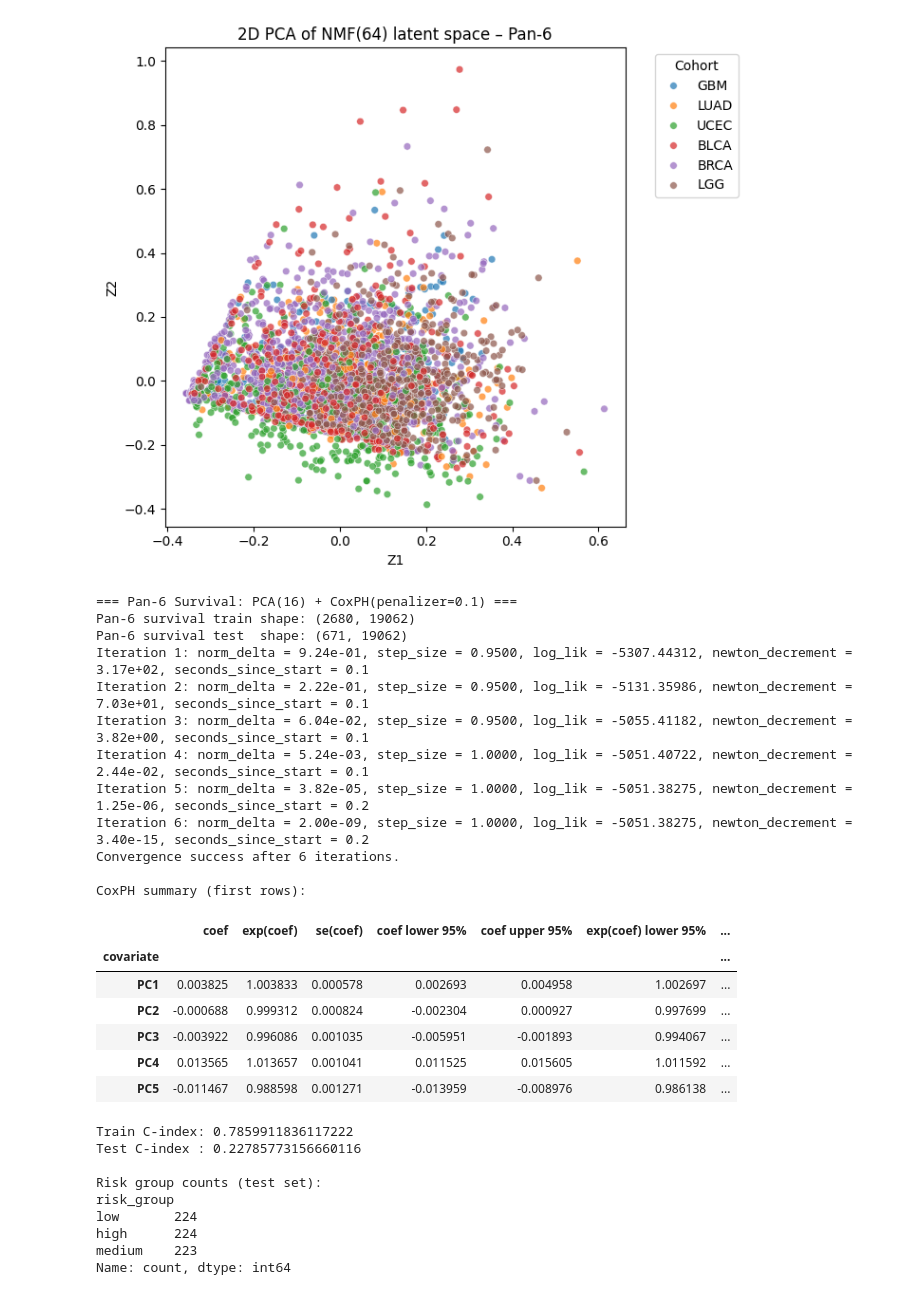
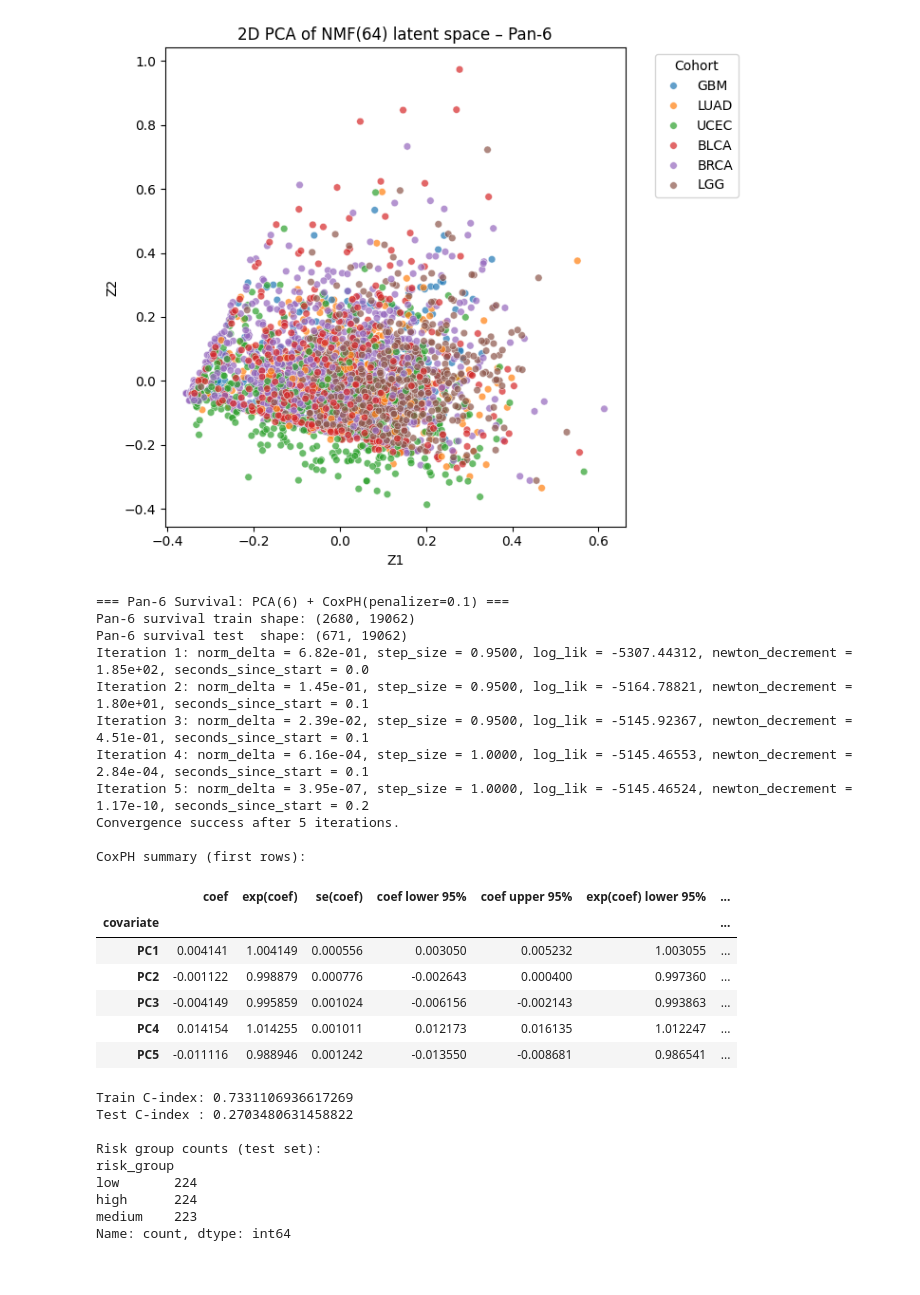
Before and after one commit to arionandrei2000/bdh_challenge_2025, a Jupyter notebook: notebooks/04_analysis.ipynb, the cells around one changed output. Drawn from its saved outputs; the diff is of its cells as text; code cells hidden in the pictures.

```diff
--- a/notebooks/04_analysis.ipynb
+++ b/notebooks/04_analysis.ipynb
@@ -1000,7 +1000,7 @@ Computing 2D PCA on NMF latent space for Pan-6...
 # %%
 # 10A) Pan-6 survival baseline: PCA(k) + CoxPH(penalized)
 
-N_PCS = 16
+N_PCS = 6
 PENALIZER = 0.1
 
 print(f"\n=== Pan-6 Survival: PCA({N_PCS}) + CoxPH(penalizer={PENALIZER}) ===")
@@ -1043,48 +1043,47 @@ df_test_surv["event"] = event_test
 cph = CoxPHFitter(penalizer=PENALIZER)
 cph.fit(df_train_surv, duration_col="time", event_col="event", show_progress=True)
 
 print("\nCoxPH summary (first rows):")
 display(cph.summary.head())
 
 train_cindex = cph.concordance_index_
 print("\nTrain C-index:", train_cindex)
 
 risk_test = cph.predict_partial_hazard(df_test_surv).values.ravel()
 test_cindex = concordance_index(
     df_test_surv["time"].values,
     risk_test,
     df_test_surv["event"].values,
 )
 print("Test C-index :", test_cindex)
 
 risk_groups = pd.qcut(risk_test, q=3, labels=["low", "medium", "high"])
 km_df = df_test_surv.copy()
 km_df["risk_group"] = risk_groups
 
 print("\nRisk group counts (test set):")
 print(km_df["risk_group"].value_counts())
 # %% [output]
-=== Pan-6 Survival: PCA(16) + CoxPH(penalizer=0.1) ===
+=== Pan-6 Survival: PCA(6) + CoxPH(penalizer=0.1) ===
 Pan-6 survival train shape: (2680, 19062)
 Pan-6 survival test  shape: (671, 19062)
-Iteration 1: norm_delta = 9.24e-01, step_size = 0.9500, log_lik = -5307.44312, newton_decrement = 3.17e+02, seconds_since_start = 0.1
-Iteration 2: norm_delta = 2.22e-01, step_size = 0.9500, log_lik = -5131.35986, newton_decrement = 7.03e+01, seconds_since_start = 0.1
-Iteration 3: norm_delta = 6.04e-02, step_size = 0.9500, log_lik = -5055.41182, newton_decrement = 3.82e+00, seconds_since_start = 0.1
-Iteration 4: norm_delta = 5.24e-03, step_size = 1.0000, log_lik = -5051.40722, newton_decrement = 2.44e-02, seconds_since_start = 0.1
-Iteration 5: norm_delta = 3.82e-05, step_size = 1.0000, log_lik = -5051.38275, newton_decrement = 1.25e-06, seconds_since_start = 0.2
-Iteration 6: norm_delta = 2.00e-09, step_size = 1.0000, log_lik = -5051.38275, newton_decrement = 3.40e-15, seconds_since_start = 0.2
-Convergence success after 6 iterations.
+Iteration 1: norm_delta = 6.82e-01, step_size = 0.9500, log_lik = -5307.44312, newton_decrement = 1.85e+02, seconds_since_start = 0.0
+Iteration 2: norm_delta = 1.45e-01, step_size = 0.9500, log_lik = -5164.78821, newton_decrement = 1.80e+01, seconds_since_start = 0.1
+Iteration 3: norm_delta = 2.39e-02, step_size = 0.9500, log_lik = -5145.92367, newton_decrement = 4.51e-01, seconds_since_start = 0.1
+Iteration 4: norm_delta = 6.16e-04, step_size = 1.0000, log_lik = -5145.46553, newton_decrement = 2.84e-04, seconds_since_start = 0.1
+Iteration 5: norm_delta = 3.95e-07, step_size = 1.0000, log_lik = -5145.46524, newton_decrement = 1.17e-10, seconds_since_start = 0.2
+Convergence success after 5 iterations.
 
 CoxPH summary (first rows):
 |  | coef | exp(coef) | se(coef) | coef lower 95% | coef upper 95% | exp(coef) lower 95% | ... |
 | covariate |  |  |  |  |  |  | ... |
-| PC1 | 0.003825 | 1.003833 | 0.000578 | 0.002693 | 0.004958 | 1.002697 | ... |
-| PC2 | -0.000688 | 0.999312 | 0.000824 | -0.002304 | 0.000927 | 0.997699 | ... |
-| PC3 | -0.003922 | 0.996086 | 0.001035 | -0.005951 | -0.001893 | 0.994067 | ... |
-| PC4 | 0.013565 | 1.013657 | 0.001041 | 0.011525 | 0.015605 | 1.011592 | ... |
-| PC5 | -0.011467 | 0.988598 | 0.001271 | -0.013959 | -0.008976 | 0.986138 | ... |
+| PC1 | 0.004141 | 1.004149 | 0.000556 | 0.003050 | 0.005232 | 1.003055 | ... |
+| PC2 | -0.001122 | 0.998879 | 0.000776 | -0.002643 | 0.000400 | 0.997360 | ... |
+| PC3 | -0.004149 | 0.995859 | 0.001024 | -0.006156 | -0.002143 | 0.993863 | ... |
+| PC4 | 0.014154 | 1.014255 | 0.001011 | 0.012173 | 0.016135 | 1.012247 | ... |
+| PC5 | -0.011116 | 0.988946 | 0.001242 | -0.013550 | -0.008681 | 0.986541 | ... |
-Train C-index: 0.7859911836117222
-Test C-index : 0.22785773156660116
+Train C-index: 0.7331106936617269
+Test C-index : 0.2703480631458822
 
 Risk group counts (test set):
 risk_group
```
Also changed, not shown: parts of 2 cells of this notebook.
